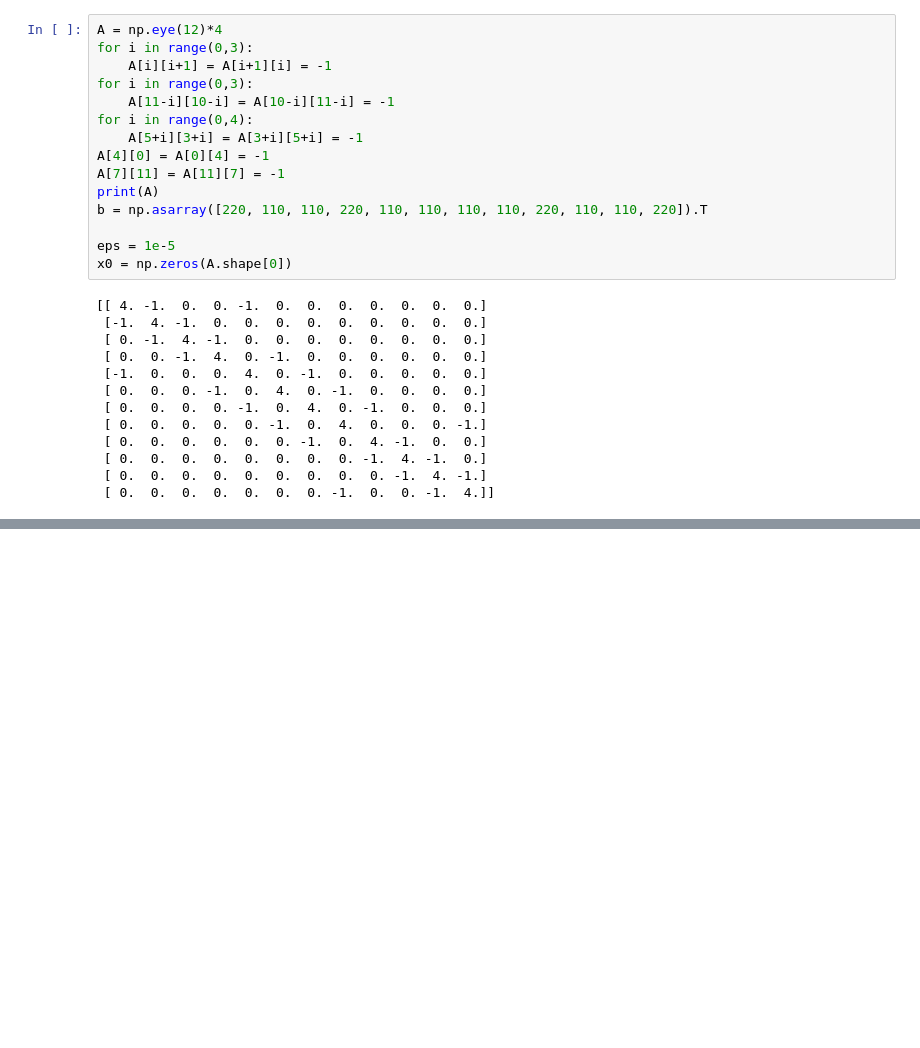
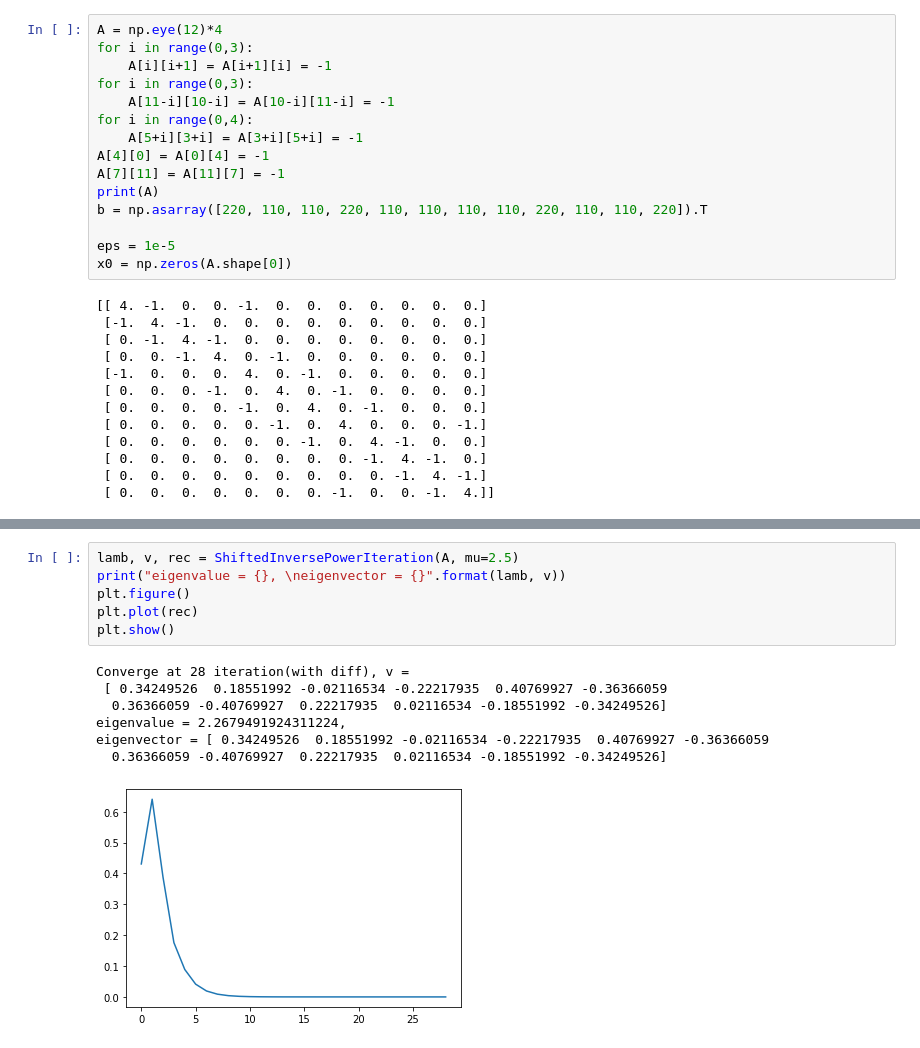
Before and after one commit to EazyReal/PMS2019fall, a Jupyter notebook: Biweekly quiz 7 power method and its variants.ipynb, the cells around one changed output, grey strips where cells are left out. Drawn from its saved outputs; the diff is of its cells as text; blank space fills up the shorter version.

```diff
--- a/Biweekly quiz 7 power method and its variants.ipynb
+++ b/Biweekly quiz 7 power method and its variants.ipynb
@@ -188,0 +185,14 @@ array([ 0.36467715,  0.40757648,  0.34126602,  0.1835136 ,  0.22406288,
+# %%
+lamb, v, rec = ShiftedInversePowerIteration(A, mu=2.5)
+print("eigenvalue = {}, \neigenvector = {}".format(lamb, v))
+plt.figure()
+plt.plot(rec)
+plt.show()
+# %% [output]
+Converge at 28 iteration(with diff), v =
+ [ 0.34249526  0.18551992 -0.02116534 -0.22217935  0.40769927 -0.36366059
+  0.36366059 -0.40769927  0.22217935  0.02116534 -0.18551992 -0.34249526]
+eigenvalue = 2.2679491924311224,
+eigenvector = [ 0.34249526  0.18551992 -0.02116534 -0.22217935  0.40769927 -0.36366059
+  0.36366059 -0.40769927  0.22217935  0.02116534 -0.18551992 -0.34249526]
+[figure, added]
```
Also changed, not shown: parts of 16 cells of this notebook, 4 other files.
